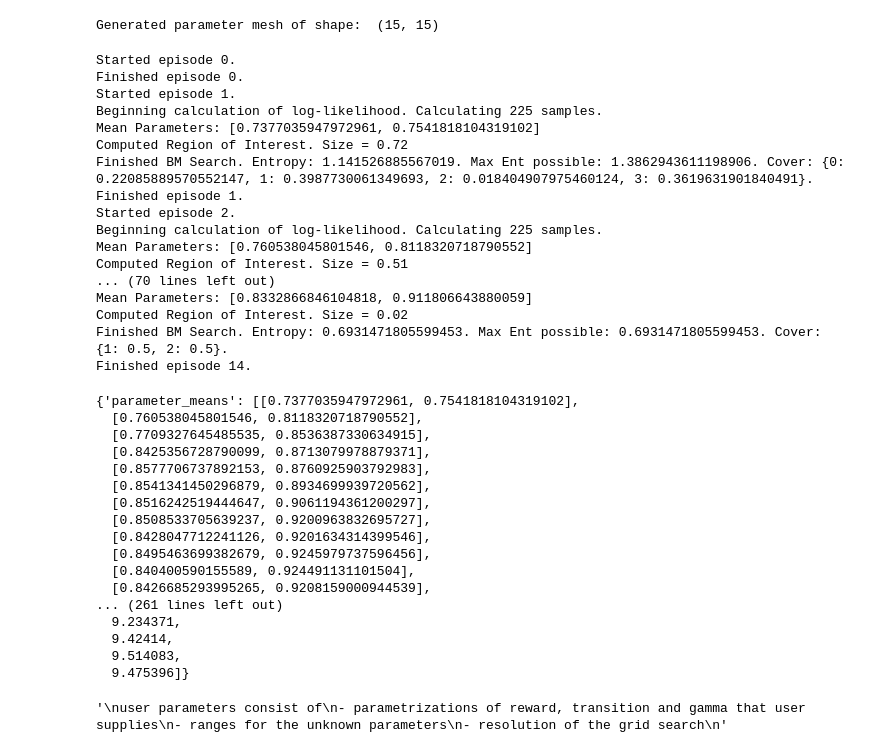
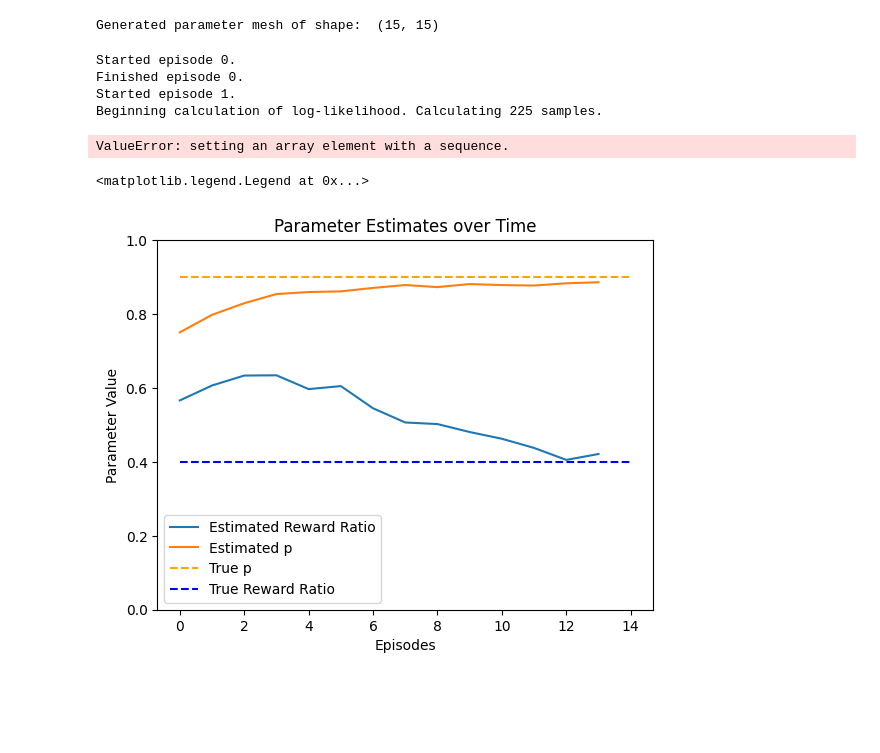
Before and after one commit to ankile/irl-environment-design, a Jupyter notebook: notebooks/user_params.ipynb, the cells around one changed output. Cells and saved outputs as stored; diff of their text form; code cells hidden in the pictures; blank space fills up the shorter version.

Commit message:
got first reward function learning to run

```diff
--- a/notebooks/user_params.ipynb
+++ b/notebooks/user_params.ipynb
@@ -86,15 +93,19 @@ big_small = Environment(
 # %%
 env_design = EnvironmentDesign(base_environment=big_small,
                                user_params=true_params,
-                               learn_what = ["gamma", "T"],
-                               parameter_ranges_R=None,
+                               learn_what = ["gamma", "R"],
+                               parameter_ranges_R=R_range,
                                parameter_ranges_gamma=gamma_range,
-                               parameter_ranges_T=p_range)
+                               parameter_ranges_T=None)
 # %% [output]
 Generated parameter mesh of shape:  (15, 15)
 # %%
 candidate_environments_args = {}
 candidate_environments_args["generate_how"] = "entropy_BM"
+candidate_environments_args["n_compute_BM"] = 20
+candidate_environments_args["n_iterations_gradient"] = 15
+candidate_environments_args["stepsize_gradient"] = 0.001
+
 
 env_design.run_n_episodes(n_episodes = 15,
                           candidate_environments_args=candidate_environments_args,
@@ -104,45 +115,22 @@ Started episode 0.
 Finished episode 0.
 Started episode 1.
 Beginning calculation of log-likelihood. Calculating 225 samples.
-Mean Parameters: [0.7377035947972961, 0.7541818104319102]
-Computed Region of Interest. Size = 0.72
-Finished BM Search. Entropy: 1.141526885567019. Max Ent possible: 1.3862943611198906. Cover: {0: 0.22085889570552147, 1: 0.3987730061349693, 2: 0.018404907975460124, 3: 0.3619631901840491}.
-Finished episode 1.
-Started episode 2.
-Beginning calculation of log-likelihood. Calculating 225 samples.
-Mean Parameters: [0.760538045801546, 0.8118320718790552]
-Computed Region of Interest. Size = 0.51
-... (70 lines left out)
-Mean Parameters: [0.8332866846104818, 0.911806643880059]
-Computed Region of Interest. Size = 0.02
-Finished BM Search. Entropy: 0.6931471805599453. Max Ent possible: 0.6931471805599453. Cover: {1: 0.5, 2: 0.5}.
-Finished episode 14.
+ValueError: setting an array element with a sequence.
-# %%
-env_design.diagnostics
-# %% [output]
-{'parameter_means': [[0.7377035947972961, 0.7541818104319102],
-  [0.760538045801546, 0.8118320718790552],
-  [0.7709327645485535, 0.8536387330634915],
-  [0.8425356728790099, 0.8713079978879371],
-  [0.8577706737892153, 0.8760925903792983],
-  [0.8541341450296879, 0.8934699939720562],
-  [0.8516242519444647, 0.9061194361200297],
-  [0.8508533705639237, 0.9200963832695727],
-  [0.8428047712241126, 0.9201634314399546],
-  [0.8495463699382679, 0.9245979737596456],
-  [0.840400590155589, 0.924491131101504],
-  [0.8426685293995265, 0.9208159000944539],
-... (261 lines left out)
-  9.234371,
-  9.42414,
-  9.514083,
-  9.475396]}
-# %%
-'''
-user parameters consist of
-- parametrizations of reward, transition and gamma that user supplies
-- ranges for the unknown parameters
-- resolution of the grid search
-'''
-# %% [output]
-'\nuser parameters consist of\n- parametrizations of reward, transition and gamma that user supplies\n- ranges for the unknown parameters\n- resolution of the grid search\n'
+# %%
+params = env_design.diagnostics["parameter_means"]
+params = np.array(params)
+
+import matplotlib.pyplot as plt
+
+plt.plot(params[:, 0], label="Estimated Reward Ratio")
+plt.plot(params[:, 1], label="Estimated p")
+plt.hlines(p_true, 0, params.shape[0], color="orange", linestyle="--", label="True p")
+plt.hlines(0.4, 0, params.shape[0], color="blue", linestyle="--", label="True Reward Ratio")
+plt.ylim(0,1)
+plt.title("Parameter Estimates over Time")
+plt.xlabel("Episodes")
+plt.ylabel("Parameter Value")
+plt.legend()
+# %% [output]
+<matplotlib.legend.Legend at 0x...>
+[figure, added]
```
Also changed, not shown: parts of 1 cell of this notebook, 2 other files.
